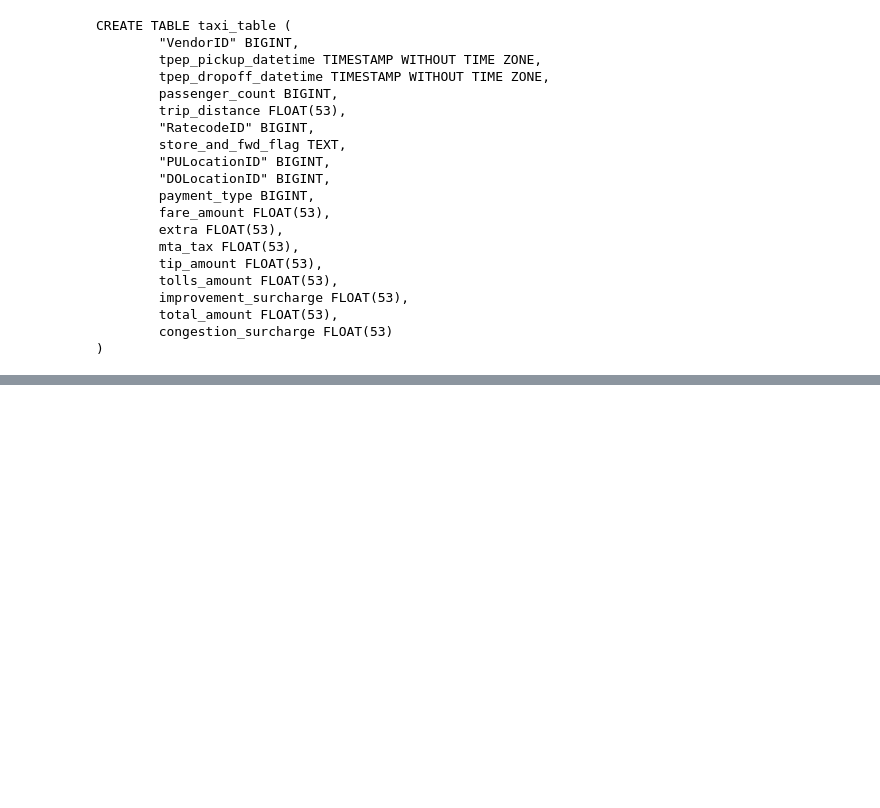
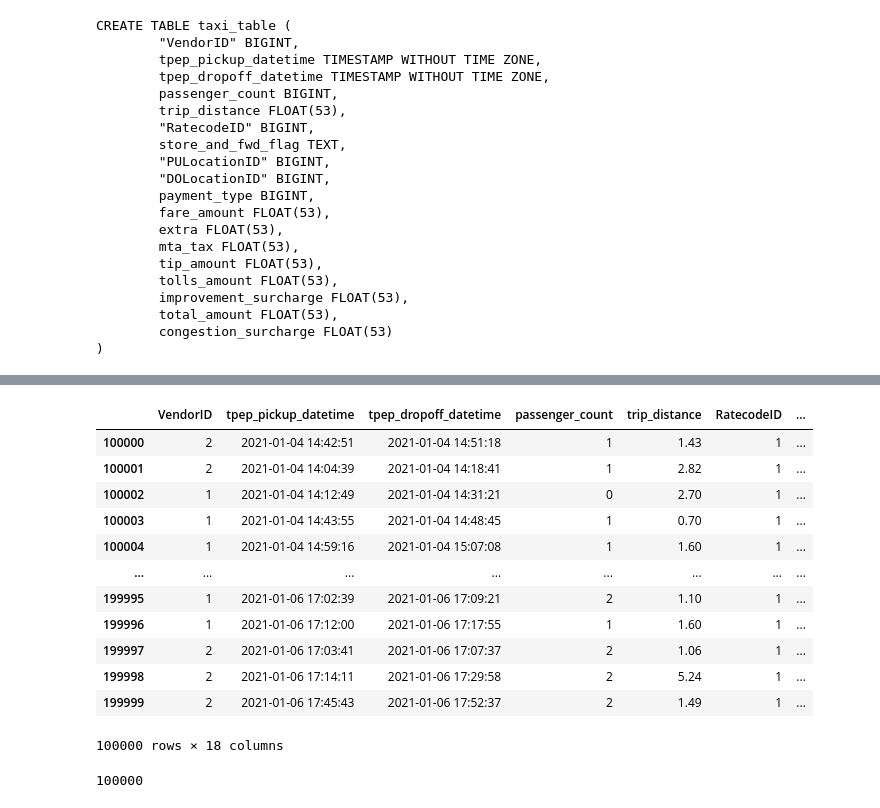
Before and after one commit to RSRamKumar/DataIngestionPG, a Jupyter notebook: data_ingestion.ipynb, the cells around one changed output, grey strips where cells are left out. Cells and saved outputs as stored; diff of their text form; code cells hidden in the pictures; blank space fills up the shorter version.

```diff
--- a/data_ingestion.ipynb
+++ b/data_ingestion.ipynb
@@ -84,0 +108,20 @@ engine.connect()
+# %%
+df_iter.get_chunk()
+# %% [output]
+|  | VendorID | tpep_pickup_datetime | tpep_dropoff_datetime | passenger_count | trip_distance | RatecodeID | ... |
+| 100000 | 2 | 2021-01-04 14:42:51 | 2021-01-04 14:51:18 | 1 | 1.43 | 1 | ... |
+| 100001 | 2 | 2021-01-04 14:04:39 | 2021-01-04 14:18:41 | 1 | 2.82 | 1 | ... |
+| 100002 | 1 | 2021-01-04 14:12:49 | 2021-01-04 14:31:21 | 0 | 2.70 | 1 | ... |
+| 100003 | 1 | 2021-01-04 14:43:55 | 2021-01-04 14:48:45 | 1 | 0.70 | 1 | ... |
+| 100004 | 1 | 2021-01-04 14:59:16 | 2021-01-04 15:07:08 | 1 | 1.60 | 1 | ... |
+| ... | ... | ... | ... | ... | ... | ... | ... |
+| 199995 | 1 | 2021-01-06 17:02:39 | 2021-01-06 17:09:21 | 2 | 1.10 | 1 | ... |
+| 199996 | 1 | 2021-01-06 17:12:00 | 2021-01-06 17:17:55 | 1 | 1.60 | 1 | ... |
+| 199997 | 2 | 2021-01-06 17:03:41 | 2021-01-06 17:07:37 | 2 | 1.06 | 1 | ... |
+| 199998 | 2 | 2021-01-06 17:14:11 | 2021-01-06 17:29:58 | 2 | 5.24 | 1 | ... |
+| 199999 | 2 | 2021-01-06 17:45:43 | 2021-01-06 17:52:37 | 2 | 1.49 | 1 | ... |
+100000 rows × 18 columns
+# %%
+df_iter.chunksize
+# %% [output]
+100000
```
Also changed, not shown: parts of 6 cells of this notebook.
